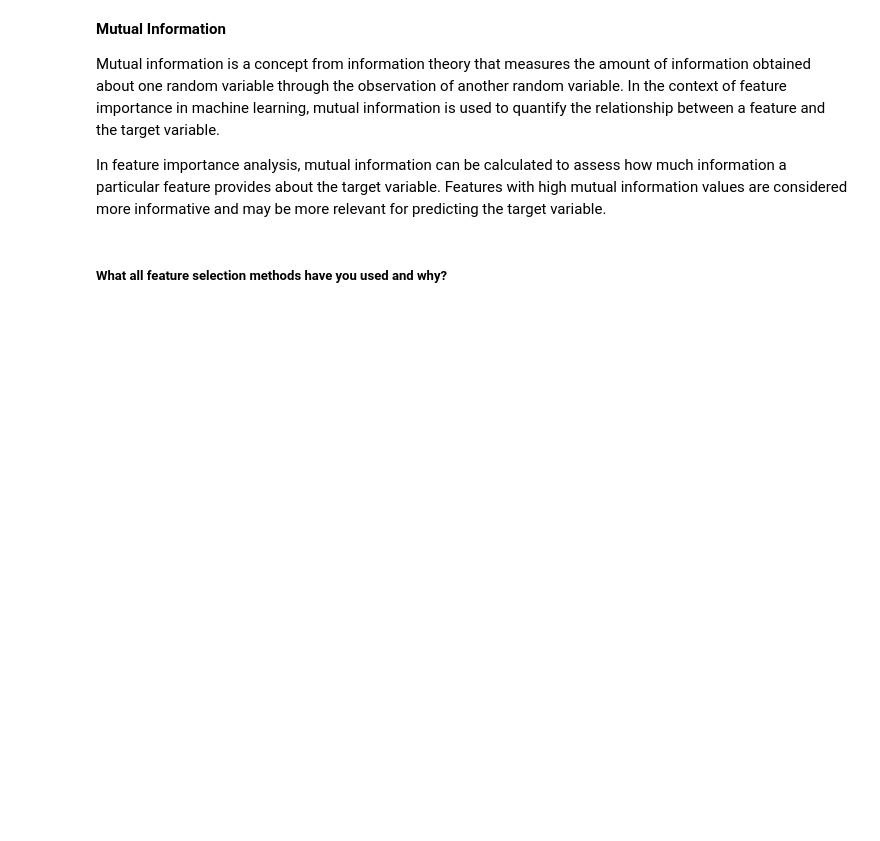
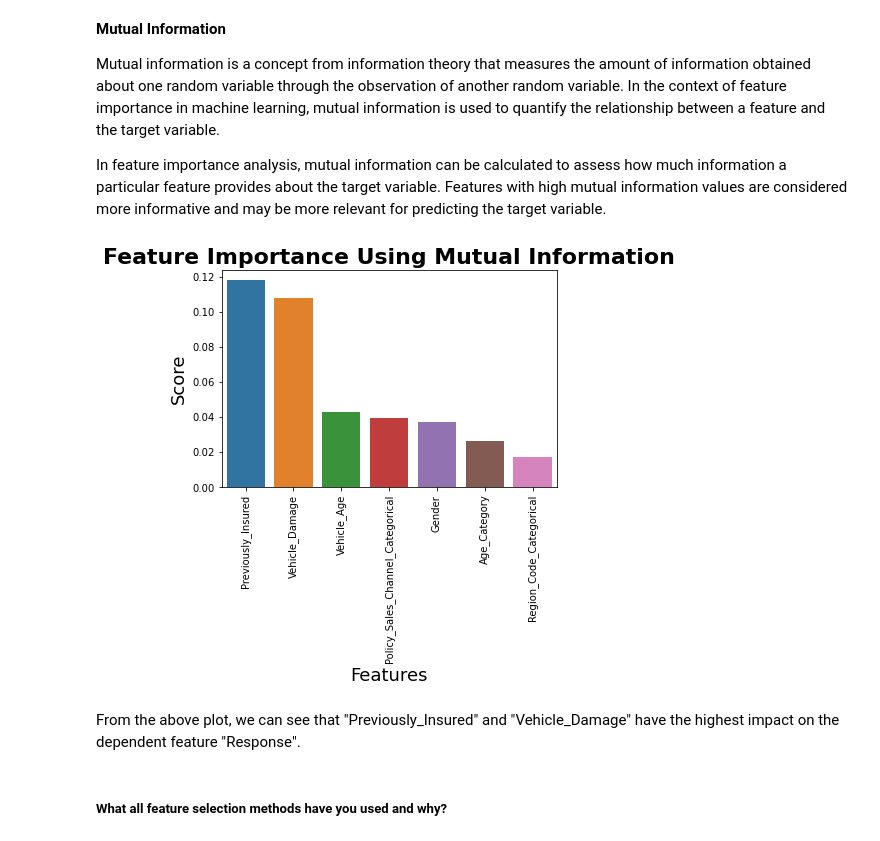
Before and after one commit to AimanSahay/ML-Project---Insurance-Cross-Sell-Prediction, a Jupyter notebook: ML Project_Insurance Cross Sell Prediction.ipynb, the cells around one changed output. Saved outputs shown, nothing was run; the diff lists cells and outputs as text; code cells hidden in the pictures; blank space fills up the shorter version.

Commit message:
ML Model Training and Evaluation

```diff
--- a/ML Project_Insurance Cross Sell Prediction.ipynb
+++ b/ML Project_Insurance Cross Sell Prediction.ipynb
@@ -1523,36 +1579,55 @@ Mutual information is a concept from information theory that measures the amount
 In feature importance analysis, mutual information can be calculated to assess how much information a particular feature provides about the target variable. Features with high mutual information values are considered more informative and may be more relevant for predicting the target variable.
 # %%
 def mutual_info(df):
+    # Make a copy of the DataFrame
     X = df.copy()
+
+    # Pop the target variable 'Response' from the DataFrame and store it in y
     y = X.pop("Response")
-    X.drop(columns = ['Annual_Premium_Treated','Vintage_Treated'], inplace = True)
 
-    x_train, x_test, y_train, y_test=train_test_split(X,y,test_size=0.3)
+    # Drop specified columns from the DataFrame X
+    X.drop(columns=['Annual_Premium_Treated', 'Vintage'], inplace=True)
 
+    # Split the data into training and testing sets
+    x_train, x_test, y_train, y_test = train_test_split(X, y, test_size=0.3)
+
+    # Initialize an empty list to store features with high scores
     high_score_features = []
-    feature_scores = mutual_info_classif( x_train, y_train,  random_state=0)
 
+    # Compute the mutual information scores between features and target variable
+    feature_scores = mutual_info_classif(x_train, y_train, random_state=0)
+
+    # Initialize empty lists for columns and scores
     column_score = {}
     columns = []
     scores = []
+
+    # Iterate through feature scores and sort them in descending order
     for score, f_name in sorted(zip(feature_scores, x_train.columns), reverse=True):
+        # Append feature names and scores to respective lists
         columns.append(f_name)
         scores.append(score)
         high_score_features.append(f_name)
 
+    # Store feature names and their corresponding scores in a dictionary
     column_score['Feature'] = columns
     column_score['Score'] = scores
 
-    return pd.DataFrame(data = column_score)
+    # Create a DataFrame from the dictionary
+    return pd.DataFrame(data=column_score)
 
 def show_feature_importance_through_mi(df):
     sns.barplot(data = mutual_info(df), x = 'Feature', y='Score')
     plt.title('Feature Importance Using Mutual Information', fontdict={'fontsize':22,'fontweight':'bold'})
     plt.xlabel('Features', fontdict={'fontsize':18})
     plt.ylabel('Score', fontdict={'fontsize':18})
     plt.xticks(rotation=90)
 
 show_feature_importance_through_mi(numeric_df)
+# %% [output]
+[figure, added]
+# %% [markdown]
+From the above plot, we can see that "Previously_Insured" and "Vehicle_Damage" have the highest impact on the dependent feature "Response".
 # %% [markdown]
 ##### What all feature selection methods have you used  and why?
 # %% [markdown]
```
Also changed, not shown: parts of 67 cells of this notebook.
